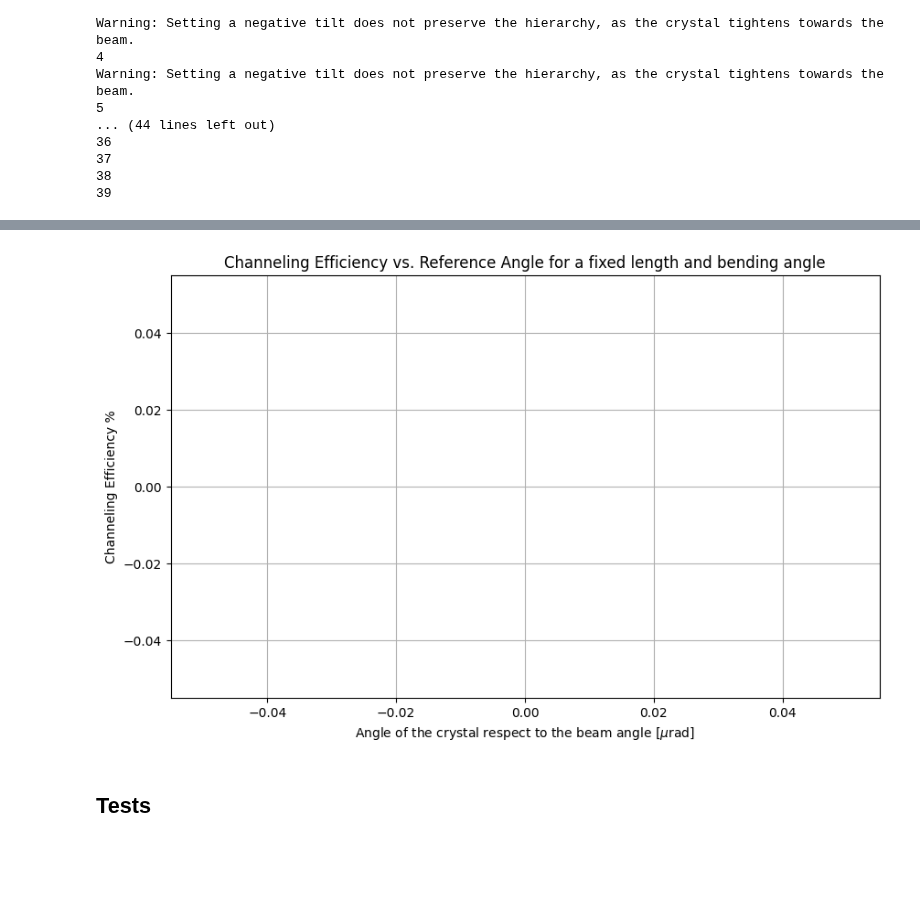
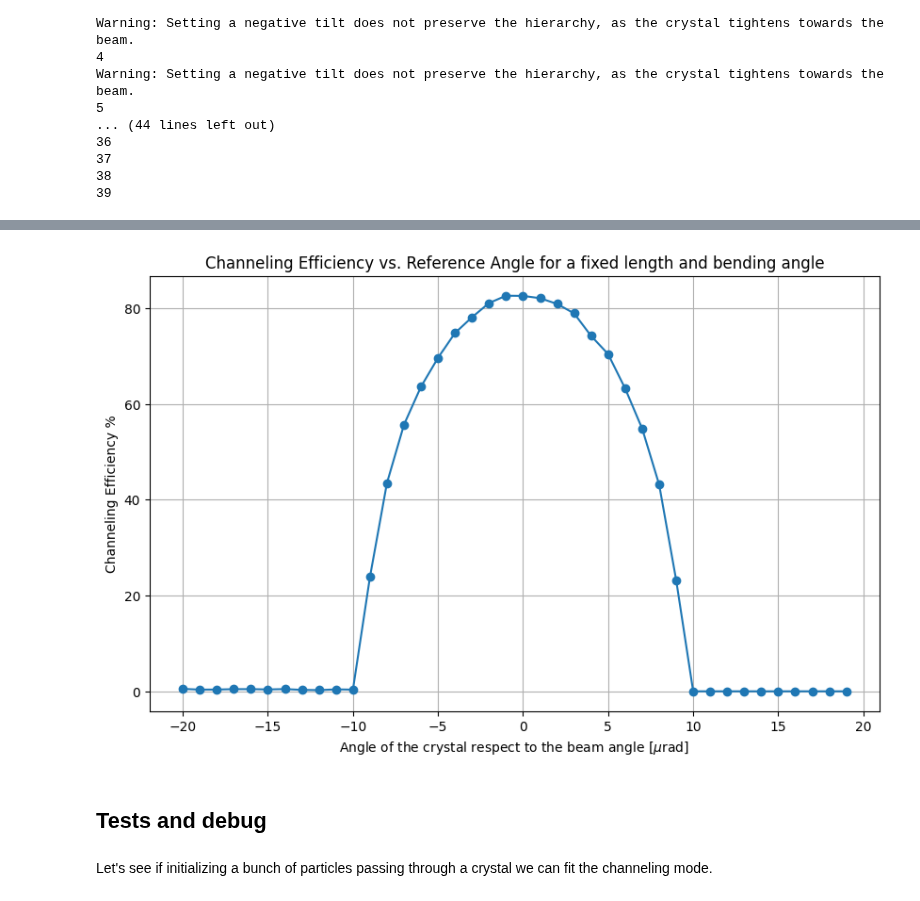
Before and after one commit to giacomells/Technical-Student-2024-2025, a Jupyter notebook: Crystal Analysis/Channeling Efficiencies studies/ImpactingAngleEfficiency.ipynb, the cells around one changed output, grey strips where cells are left out. Drawn from its saved outputs; the diff is of its cells as text; code cells hidden in the pictures; blank space fills up the shorter version.

Commit message:
Replace ImpactingAngleEfficiency.ipynb with more recent and working version.

```diff
--- a/Crystal Analysis/Channeling Efficiencies studies/ImpactingAngleEfficiency.ipynb
+++ b/Crystal Analysis/Channeling Efficiencies studies/ImpactingAngleEfficiency.ipynb
@@ -86,6 +80,7 @@ for iteration, angle in enumerate(impacting_angles):
 
     # Initialize a new beam of particles for this iteration
     part = initialize_particles(context)
+    part_init = part.copy()
 
     # Track particles through the crystal
     coll.track(part)  # Updates the particle states in place
@@ -97,6 +92,7 @@ for iteration, angle in enumerate(impacting_angles):
             'particle_id': i,
             'x': part.x[i],
             'px': part.px[i],
+            'px_init': part_init.px[i],
             'angle': angle
         })
     print(str(iteration))
@@ -242,18 +307,20 @@ Iteration 4: Curve fitting failed. Error: `x0` is infeasible.
 # %%
 # Ensure efficiencies and bending angles are in the same order
 efficiency_data['bending_angle'] = [angle for angle in impacting_angles]
 
 # Plot Channeling Efficiency vs Bending Angle
 plt.figure(figsize=(10, 6))
-plt.plot(efficiency_data['bending_angle']*10e5, efficiency_data['efficiency'] * 100, marker='o', linestyle='-')
+plt.plot(efficiency_data['bending_angle']*1.e6, efficiency_data['efficiency'], marker='o', linestyle='-')
 
 # Customize the plot
 plt.title('Channeling Efficiency vs. Reference Angle for a fixed length and bending angle')
 plt.xlabel(r'Angle of the crystal respect to the beam angle [$\mu$rad]')
 plt.ylabel('Channeling Efficiency %')
 plt.grid(True)
 plt.show()
 # %% [output]
-[figure, old version]
+[figure, new version]
 # %% [markdown]
-## Tests
+## Tests and debug
+# %% [markdown]
+Let's see if initializing a bunch of particles passing through a crystal we can fit the channeling mode.
```
Also changed, not shown: parts of 15 cells of this notebook.
